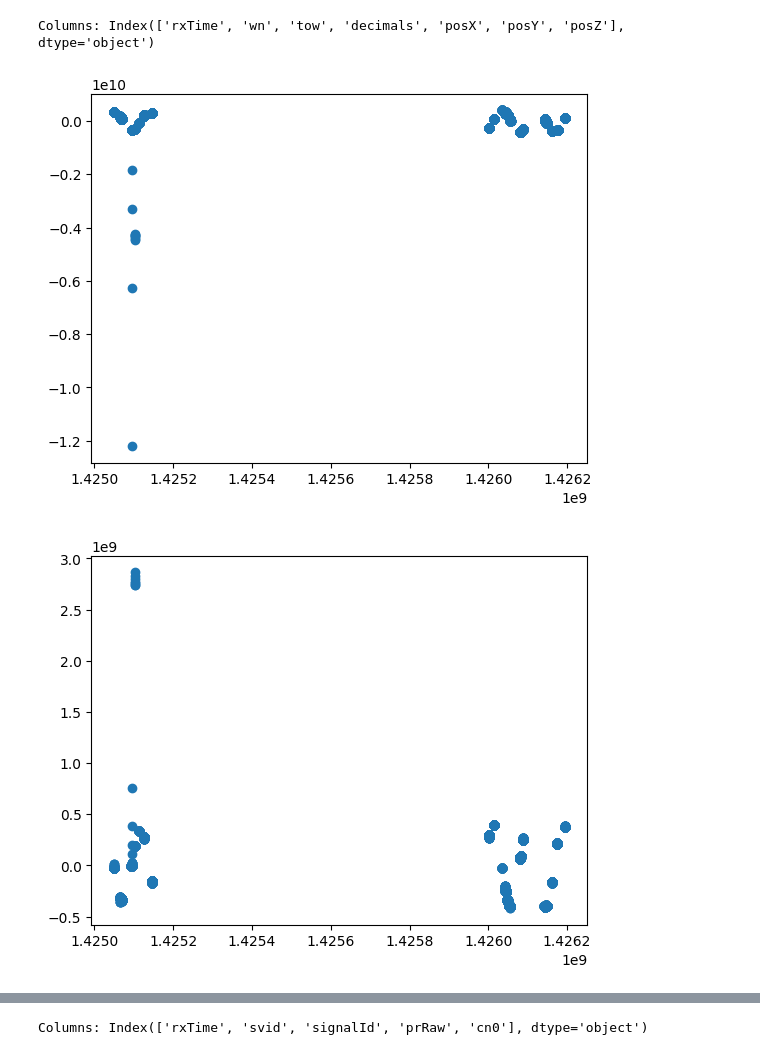
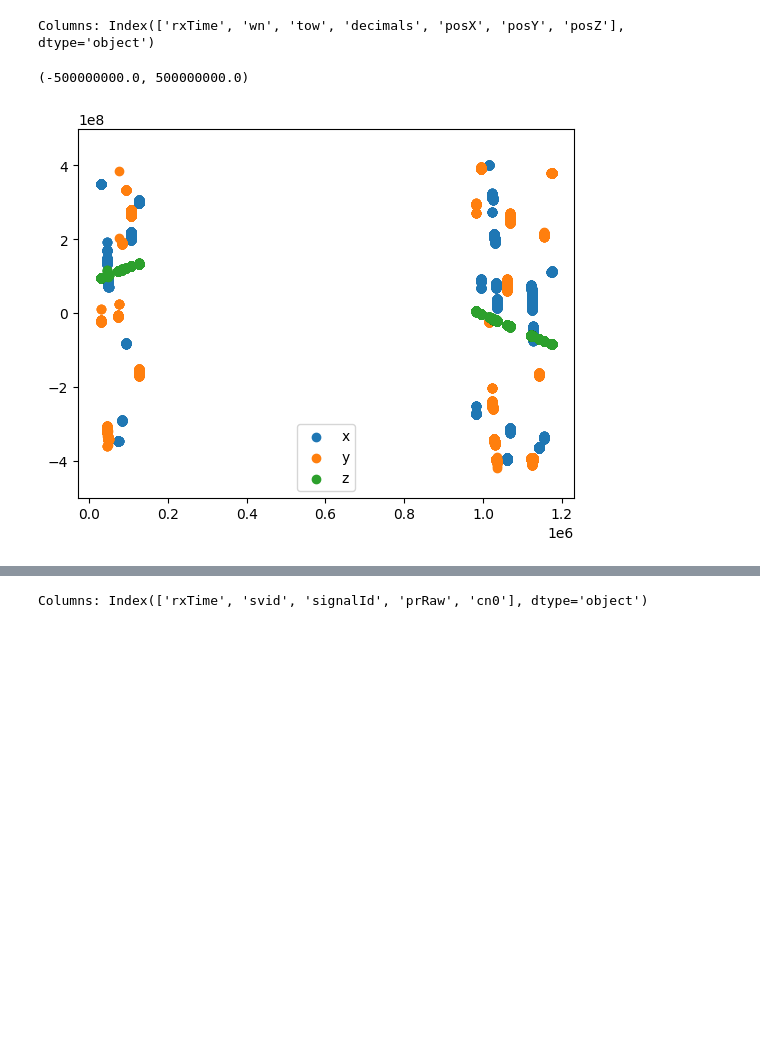
Before and after one commit to colin-skinner/AA-272-GPS-Final, a Jupyter notebook: lugre.ipynb, the cells around one changed output, grey strips where cells are left out. Saved outputs shown, nothing was run; the diff lists cells and outputs as text; code cells hidden in the pictures; blank space fills up the shorter version.

```diff
--- a/lugre.ipynb
+++ b/lugre.ipynb
@@ -20,16 +20,24 @@ rx_time = surface_pos_data["rxTime"]
 x_pos = surface_pos_data["posX"]
 y_pos = surface_pos_data["posY"]
 z_pos = surface_pos_data["posZ"]
+
+pos_data = np.vstack((x_pos, y_pos, z_pos)).T
 # %%
 start = 4000
 end = -2000
 
-plt.scatter(rx_time[start:end], x_pos[start:end])
-plt.show()
-plt.scatter(rx_time[start:end], y_pos[start:end])
-plt.show()
-plt.scatter(rx_time[start:end], z_pos[start:end])
-plt.show()
+rx_from_start = rx_time - rx_time[0]
+# print(np.shape(pos_data))
+
+# print(pos_data)
+plt.scatter(rx_from_start[start:end], pos_data[start:end, 0], label="x")
+# plt.show()
+plt.scatter(rx_from_start[start:end], pos_data[start:end, 1], label="y")
+# plt.show()
+plt.scatter(rx_from_start[start:end], pos_data[start:end, 2], label="z")
+# plt.show()
+plt.legend()
+plt.ylim(-5e8, 5e8)
 # %% [output]
+(-500000000.0, 500000000.0)
-[figure, old version]
+[figure, new version]
-[figure, removed]
```
Also changed, not shown: parts of 1 cell of this notebook, 3 other files.
